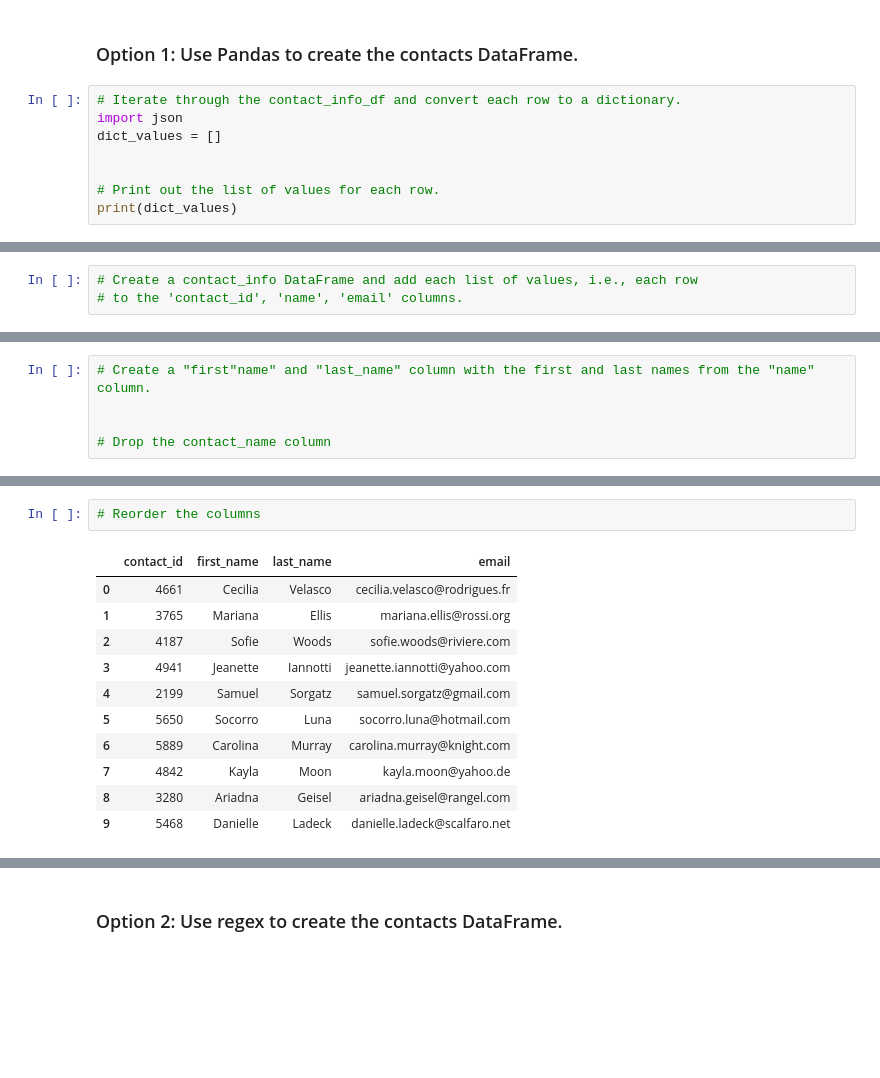
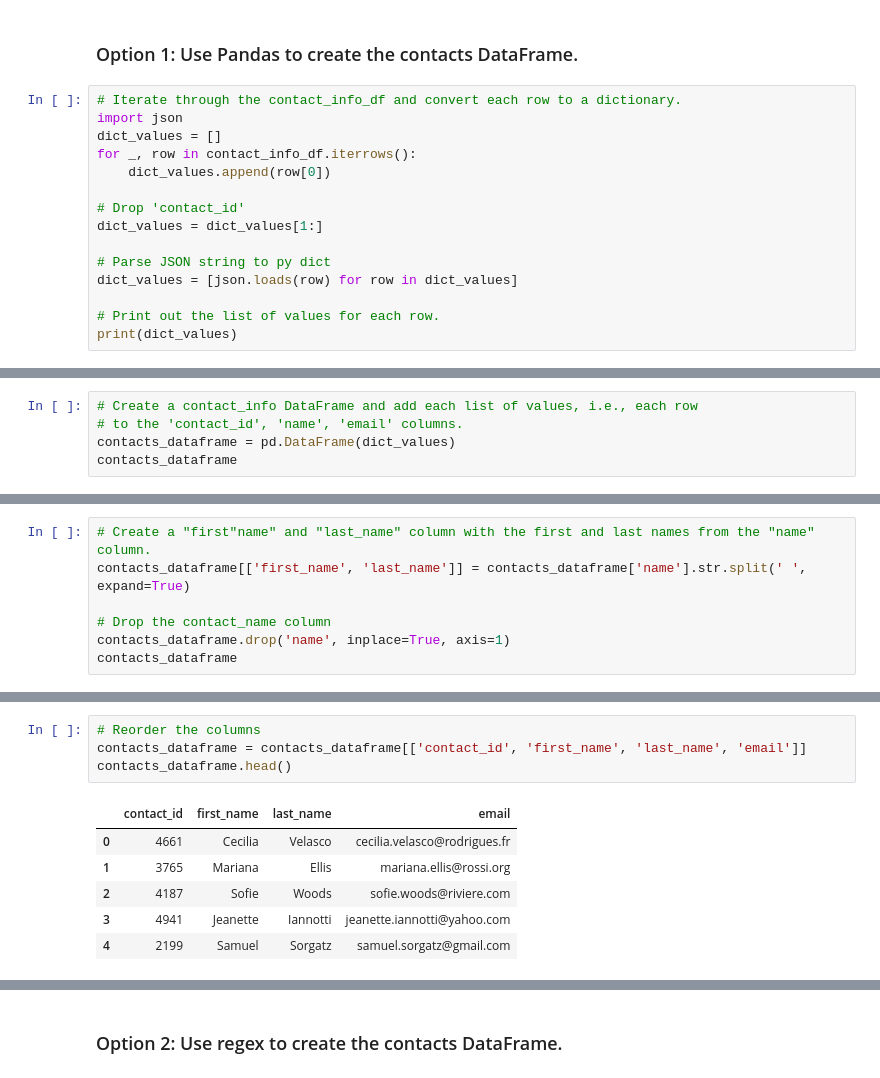
Before and after one commit to anderoos/Crowdfunding-ETL, a Jupyter notebook: ETL_Mini_Project_ACheng_RGajjar.ipynb, the cells around one changed output, grey strips where cells are left out. Cells and saved outputs as stored; diff of their text form; blank space fills up the shorter version.

```diff
--- a/ETL_Mini_Project_ACheng_RGajjar.ipynb
+++ b/ETL_Mini_Project_ACheng_RGajjar.ipynb
@@ -362,7 +362,14 @@ Then export the DataFrame as a `contacts.csv` CSV file.
 # Iterate through the contact_info_df and convert each row to a dictionary.
 import json
 dict_values = []
+for _, row in contact_info_df.iterrows():
+    dict_values.append(row[0])
 
+# Drop 'contact_id'
+dict_values = dict_values[1:]
+
+# Parse JSON string to py dict
+dict_values = [json.loads(row) for row in dict_values]
 
 # Print out the list of values for each row.
 print(dict_values)
@@ -371,6 +378,8 @@ print(dict_values)
 # %%
 # Create a contact_info DataFrame and add each list of values, i.e., each row
 # to the 'contact_id', 'name', 'email' columns.
+contacts_dataframe = pd.DataFrame(dict_values)
+contacts_dataframe
 # %% [output]
 |  | contact_id | name | email |
 | 0 | 4661 | Cecilia Velasco | cecilia.velasco@rodrigues.fr |
@@ -393,9 +410,11 @@ dtypes: int64(1), object(2)
 memory usage: 23.6+ KB
 # %%
 # Create a "first"name" and "last_name" column with the first and last names from the "name" column.
-
+contacts_dataframe[['first_name', 'last_name']] = contacts_dataframe['name'].str.split(' ', expand=True)
 
 # Drop the contact_name column
+contacts_dataframe.drop('name', inplace=True, axis=1)
+contacts_dataframe
 # %% [output]
 |  | contact_id | email | first_name | last_name |
 | 0 | 4661 | cecilia.velasco@rodrigues.fr | Cecilia | Velasco |
@@ -411,16 +432,13 @@ memory usage: 23.6+ KB
 # %%
 # Reorder the columns
+contacts_dataframe = contacts_dataframe[['contact_id', 'first_name', 'last_name', 'email']]
+contacts_dataframe.head()
 # %% [output]
 |  | contact_id | first_name | last_name | email |
 | 0 | 4661 | Cecilia | Velasco | cecilia.velasco@rodrigues.fr |
 | 1 | 3765 | Mariana | Ellis | mariana.ellis@rossi.org |
 | 2 | 4187 | Sofie | Woods | sofie.woods@riviere.com |
 | 3 | 4941 | Jeanette | Iannotti | jeanette.iannotti@yahoo.com |
 | 4 | 2199 | Samuel | Sorgatz | samuel.sorgatz@gmail.com |
-| 5 | 5650 | Socorro | Luna | socorro.luna@hotmail.com |
-| 6 | 5889 | Carolina | Murray | carolina.murray@knight.com |
-| 7 | 4842 | Kayla | Moon | kayla.moon@yahoo.de |
-| 8 | 3280 | Ariadna | Geisel | ariadna.geisel@rangel.com |
-| 9 | 5468 | Danielle | Ladeck | danielle.ladeck@scalfaro.net |
 # %%
 # Check the datatypes one more time before exporting as CSV file.
```
Also changed, not shown: parts of 24 cells of this notebook, 2 other files.
